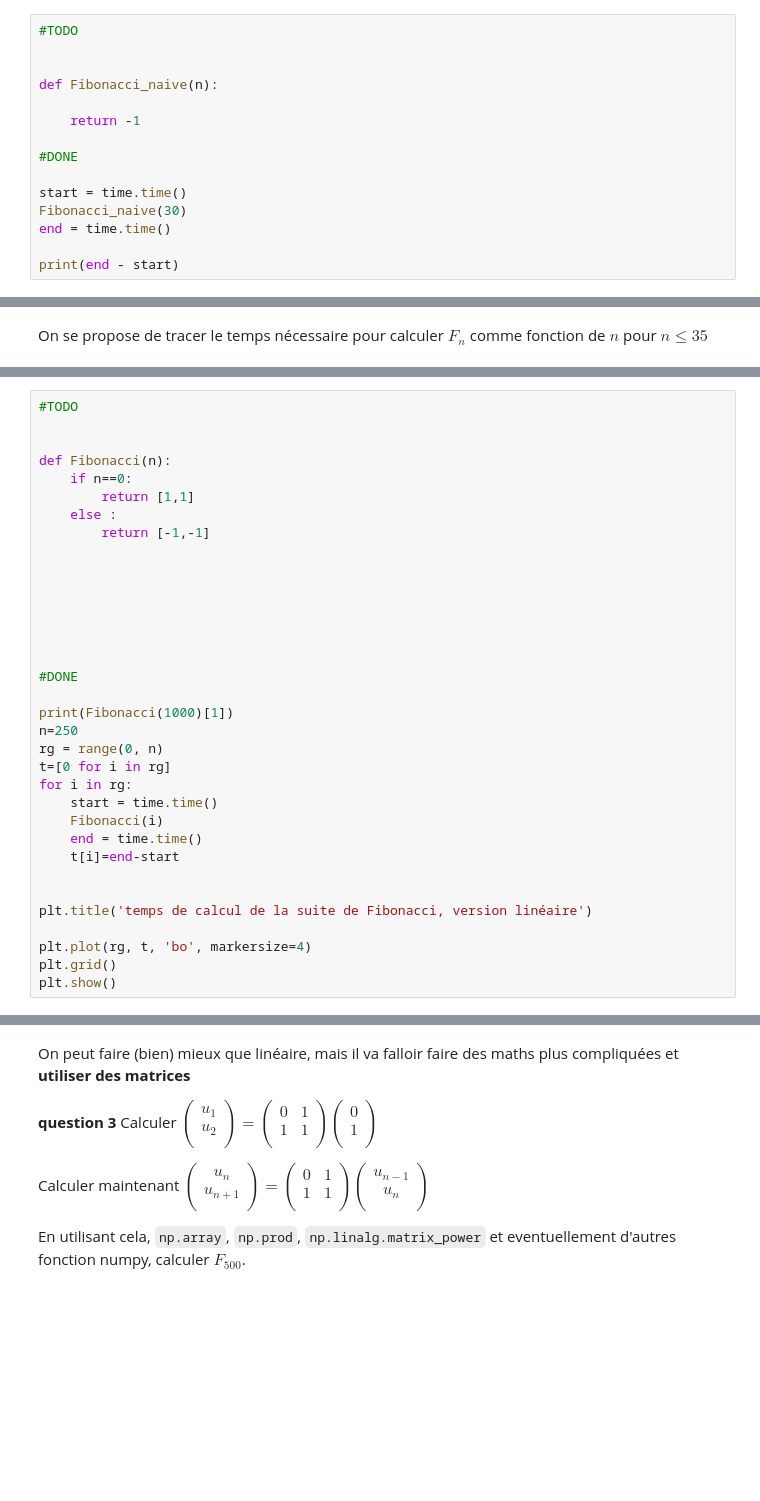
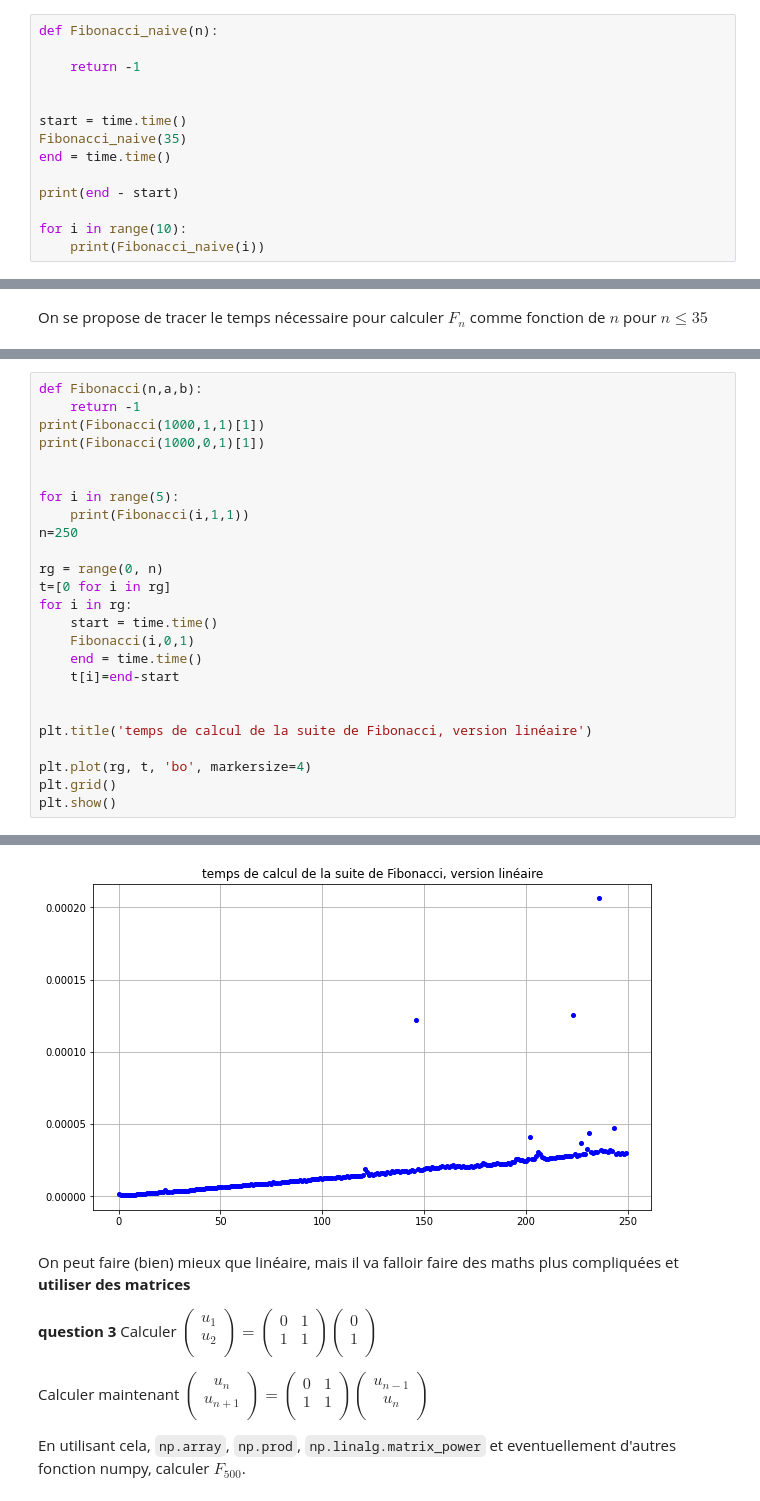
Before and after one commit to EDM115/school-codes-v2, a Jupyter notebook: BUT1/Moodle/S2/R2.09/R2.09_TP1-student.ipynb, the cells around one changed output, grey strips where cells are left out. Saved outputs shown, nothing was run; the diff lists cells and outputs as text; blank space fills up the shorter version.

```diff
--- a/BUT1/Moodle/S2/R2.09/R2.09_TP1-student.ipynb
+++ b/BUT1/Moodle/S2/R2.09/R2.09_TP1-student.ipynb
@@ -176,17 +183,16 @@ On rappelle que la suite de Fibonacci est définie par $F_0=0 , =F_1=1$ et $F_{n
 **question 1** écrire une fonction (naïve) `Fibonacci` qui calcule $F_n$.
 Jusqu'où pouvez vous aller en moins de 30 secondes ?
 # %%
-#TODO
-
-
 def Fibonacci_naive(n):
 
     return -1
 
-#DONE
 
 start = time.time()
-Fibonacci_naive(30)
+Fibonacci_naive(35)
 end = time.time()
 
 print(end - start)
+
+for i in range(10):
+    print(Fibonacci_naive(i))
@@ -219,30 +237,21 @@ On va chercher à optimiser cela.
 
 Calculer $F_{500}$ et tracer le temps nécessaire pour calculer $F_n$ comme fonction de $n$ pour  $n\leq 250$
 # %%
-#TODO
+def Fibonacci(n,a,b):
+    return -1
+print(Fibonacci(1000,1,1)[1])
+print(Fibonacci(1000,0,1)[1])
 
 
-def Fibonacci(n):
-    if n==0:
-        return [1,1]
-    else :
-        return [-1,-1]
+for i in range(5):
+    print(Fibonacci(i,1,1))
+n=250
 
-
-
-
-
-
-
-#DONE
-
-print(Fibonacci(1000)[1])
-n=250
 rg = range(0, n)
 t=[0 for i in rg]
 for i in rg:
     start = time.time()
-    Fibonacci(i)
+    Fibonacci(i,0,1)
     end = time.time()
     t[i]=end-start
 
@@ -252,3 +261,4 @@ plt.title('temps de calcul de la suite de Fibonacci, version linéaire')
 plt.plot(rg, t, 'bo', markersize=4)
 plt.grid()
 plt.show()
+# %% [output]
@@ -255,3 +272,4 @@ plt.show()
+[figure, added]
 # %% [markdown]
 On peut faire (bien) mieux que linéaire, mais il va falloir faire des maths plus compliquées et **utiliser des matrices**
 
```
Also changed, not shown: parts of 38 cells of this notebook, 16 other files.
